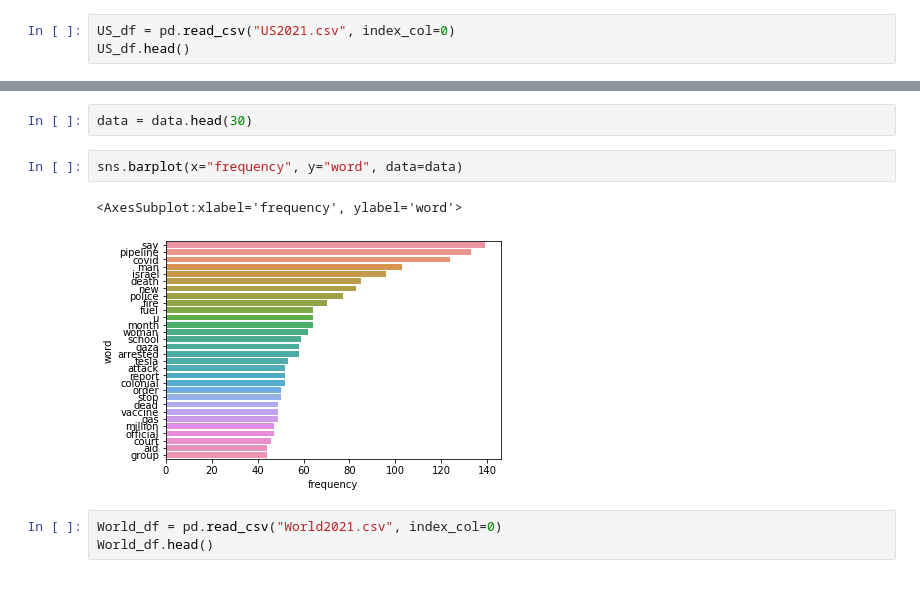
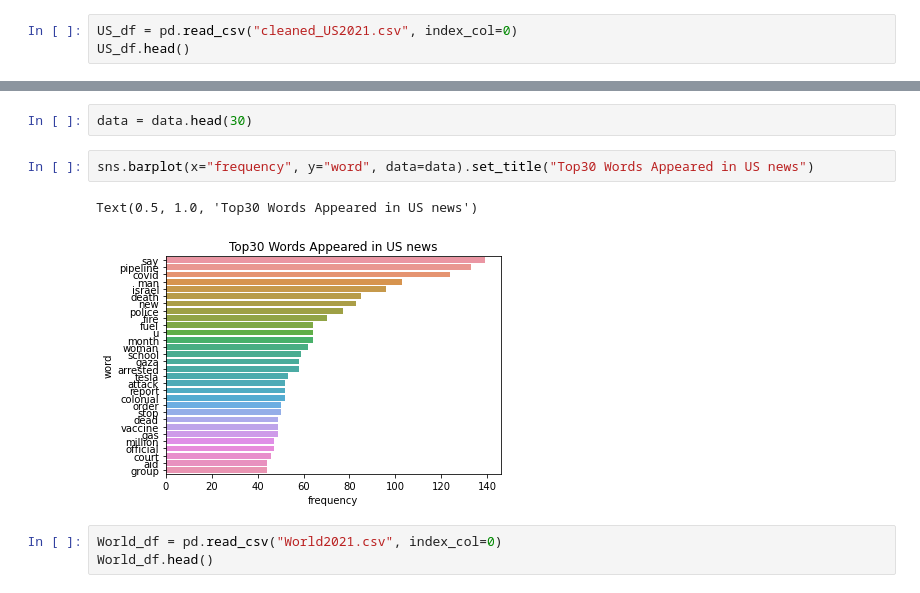
Before and after one commit to evan-dimartinis/447-Project, a Jupyter notebook: exploratory.ipynb, the cells around one changed output, grey strips where cells are left out. Cells and saved outputs as stored; diff of their text form.

```diff
--- a/exploratory.ipynb
+++ b/exploratory.ipynb
@@ -10,6 +10,6 @@ from nltk.corpus import stopwords
 from nltk.stem import WordNetLemmatizer
 import seaborn as sns
 # %%
-US_df = pd.read_csv("US2021.csv", index_col=0)
+US_df = pd.read_csv("cleaned_US2021.csv", index_col=0)
 US_df.head()
 # %% [output]
@@ -39,10 +39,10 @@ data = pd.DataFrame(bow.items(), columns=["word", "frequency"]).sort_values(by="
 # %%
 data = data.head(30)
 # %%
-sns.barplot(x="frequency", y="word", data=data)
+sns.barplot(x="frequency", y="word", data=data).set_title("Top30 Words Appeared in US news")
 # %% [output]
-<AxesSubplot:xlabel='frequency', ylabel='word'>
+Text(0.5, 1.0, 'Top30 Words Appeared in US news')
-[figure, old version]
+[figure, new version]
 # %%
 World_df = pd.read_csv("World2021.csv", index_col=0)
 World_df.head()
```
Also changed, not shown: parts of 10 cells of this notebook, 1 other file.
